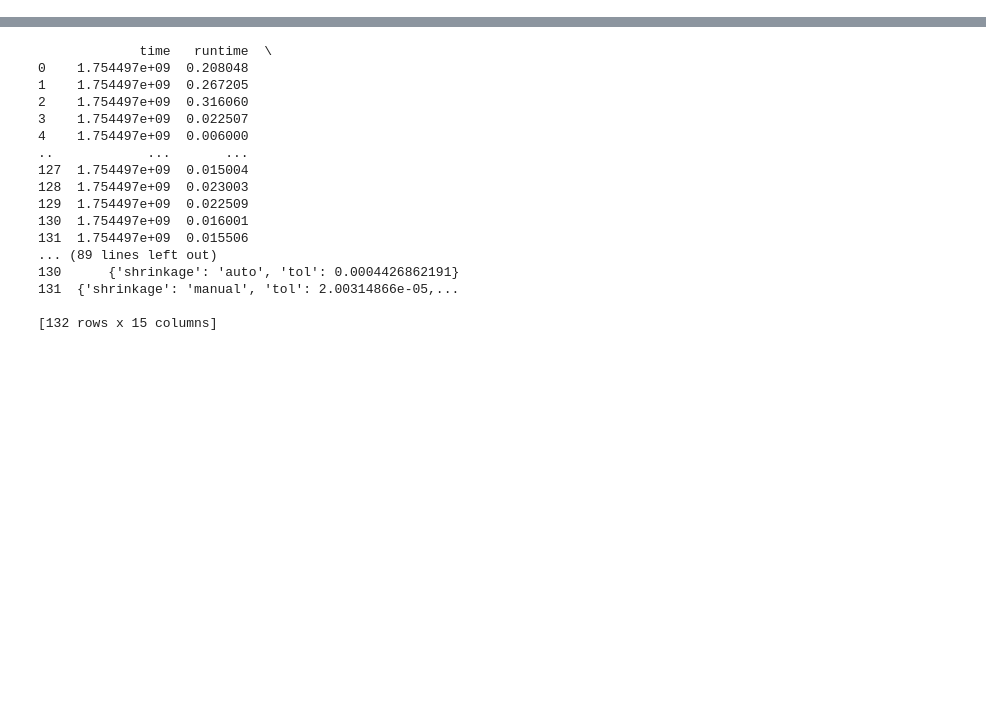
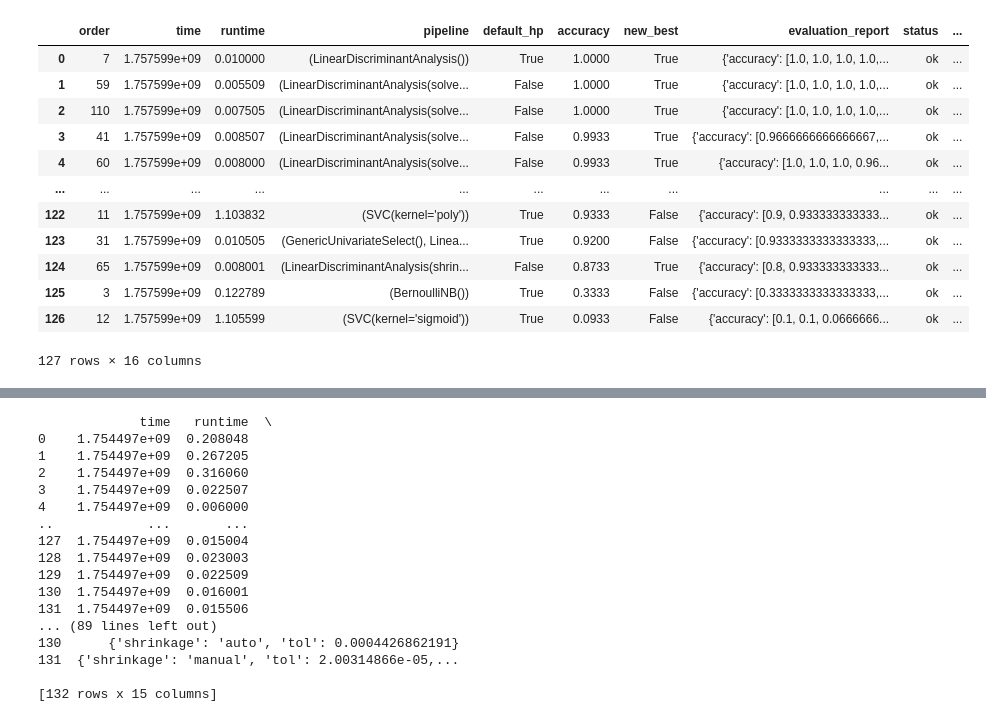
Before and after one commit to topsy-13/ShouldYouEvenNN, a Jupyter notebook: notebooks/test_baseline_models_selection.ipynb, the cells around one changed output, grey strips where cells are left out. Drawn from its saved outputs; the diff is of its cells as text; code cells hidden in the pictures; blank space fills up the shorter version.

```diff
--- a/notebooks/test_baseline_models_selection.ipynb
+++ b/notebooks/test_baseline_models_selection.ipynb
@@ -18,0 +35,16 @@ import sklearn.datasets
+# %%
+naml.leaderboard
+# %% [output]
+|  | order | time | runtime | pipeline | default_hp | accuracy | new_best | evaluation_report | status | ... |
+| 0 | 7 | 1.757599e+09 | 0.010000 | (LinearDiscriminantAnalysis()) | True | 1.0000 | True | {'accuracy': [1.0, 1.0, 1.0, 1.0,... | ok | ... |
+| 1 | 59 | 1.757599e+09 | 0.005509 | (LinearDiscriminantAnalysis(solve... | False | 1.0000 | True | {'accuracy': [1.0, 1.0, 1.0, 1.0,... | ok | ... |
+| 2 | 110 | 1.757599e+09 | 0.007505 | (LinearDiscriminantAnalysis(solve... | False | 1.0000 | True | {'accuracy': [1.0, 1.0, 1.0, 1.0,... | ok | ... |
+| 3 | 41 | 1.757599e+09 | 0.008507 | (LinearDiscriminantAnalysis(solve... | False | 0.9933 | True | {'accuracy': [0.9666666666666667,... | ok | ... |
+| 4 | 60 | 1.757599e+09 | 0.008000 | (LinearDiscriminantAnalysis(solve... | False | 0.9933 | True | {'accuracy': [1.0, 1.0, 1.0, 0.96... | ok | ... |
+| ... | ... | ... | ... | ... | ... | ... | ... | ... | ... | ... |
+| 122 | 11 | 1.757599e+09 | 1.103832 | (SVC(kernel='poly')) | True | 0.9333 | False | {'accuracy': [0.9, 0.933333333333... | ok | ... |
+| 123 | 31 | 1.757599e+09 | 0.010505 | (GenericUnivariateSelect(), Linea... | True | 0.9200 | False | {'accuracy': [0.9333333333333333,... | ok | ... |
+| 124 | 65 | 1.757599e+09 | 0.008001 | (LinearDiscriminantAnalysis(shrin... | False | 0.8733 | True | {'accuracy': [0.8, 0.933333333333... | ok | ... |
+| 125 | 3 | 1.757599e+09 | 0.122789 | (BernoulliNB()) | True | 0.3333 | False | {'accuracy': [0.3333333333333333,... | ok | ... |
+| 126 | 12 | 1.757599e+09 | 1.105599 | (SVC(kernel='sigmoid')) | True | 0.0933 | False | {'accuracy': [0.1, 0.1, 0.0666666... | ok | ... |
+127 rows × 16 columns
```
Also changed, not shown: parts of 6 cells of this notebook, 3 other files.
